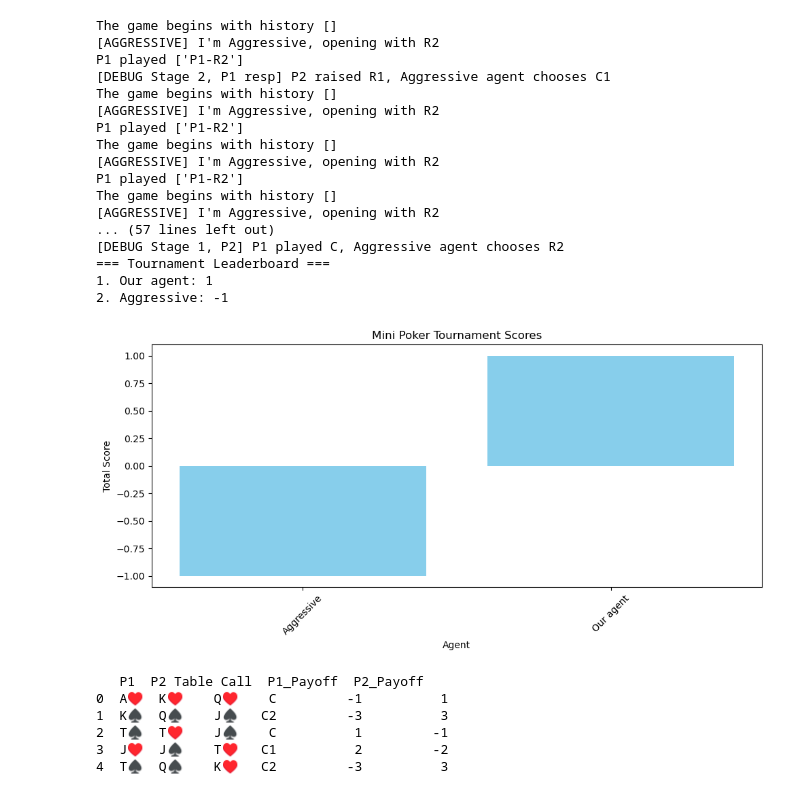
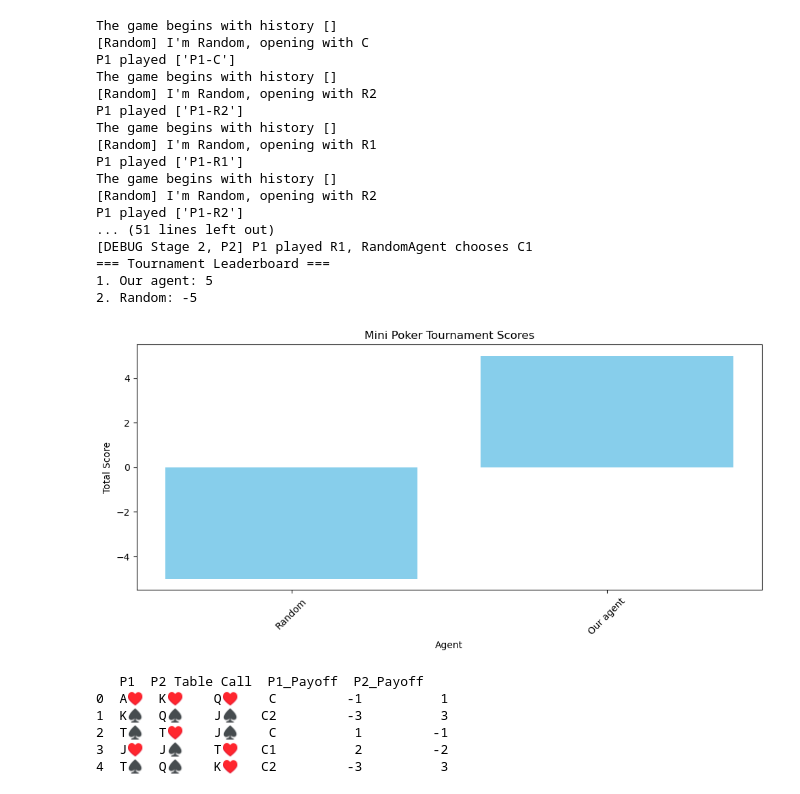
Before and after one commit to PRESTONKOU12/Simplified-Poker-Agent, a Jupyter notebook: MiniPokerGame.ipynb, the cells around one changed output. Saved outputs shown, nothing was run; the diff lists cells and outputs as text; code cells hidden in the pictures.

```diff
--- a/MiniPokerGame.ipynb
+++ b/MiniPokerGame.ipynb
@@ -499,35 +534,35 @@ P1 played ['P1-R1']
 # %%
 # Run a tournament of RandomAgent vs AggressiveAgemt
 
 agents = [
-    ("Aggressive", AggressiveAgent()),
-    #("Random", RandomAgent()),
+    #("Aggressive", AggressiveAgent()),
+    ("Random", RandomAgent()),
     ("Our agent", BayesianAgent())
 ] # You can include more than two agents in this list. The tournament will just have them play each other a pair at a time.
 
 tourney = Tournament(agents)
 tourney.run(rounds=10)
 tourney.leaderboard()
 tourney.plot_scores()
 # %% [output]
 The game begins with history []
-[AGGRESSIVE] I'm Aggressive, opening with R2
-P1 played ['P1-R2']
-[DEBUG Stage 2, P1 resp] P2 raised R1, Aggressive agent chooses C1
+[Random] I'm Random, opening with C
+P1 played ['P1-C']
 The game begins with history []
-[AGGRESSIVE] I'm Aggressive, opening with R2
+[Random] I'm Random, opening with R2
 P1 played ['P1-R2']
 The game begins with history []
-[AGGRESSIVE] I'm Aggressive, opening with R2
+[Random] I'm Random, opening with R1
+P1 played ['P1-R1']
+The game begins with history []
+[Random] I'm Random, opening with R2
 P1 played ['P1-R2']
-The game begins with history []
-[AGGRESSIVE] I'm Aggressive, opening with R2
-... (57 lines left out)
-[DEBUG Stage 1, P2] P1 played C, Aggressive agent chooses R2
+... (51 lines left out)
+[DEBUG Stage 2, P2] P1 played R1, RandomAgent chooses C1
 === Tournament Leaderboard ===
-1. Our agent: 1
-2. Aggressive: -1
+1. Our agent: 5
+2. Random: -5
-[figure, old version]
+[figure, new version]
 # %%
 # A small exemplary test to manually test the resolve function [You do not need this to run your code. This code is here just for information purposes]
 
```
Also changed, not shown: parts of 2 cells of this notebook.
